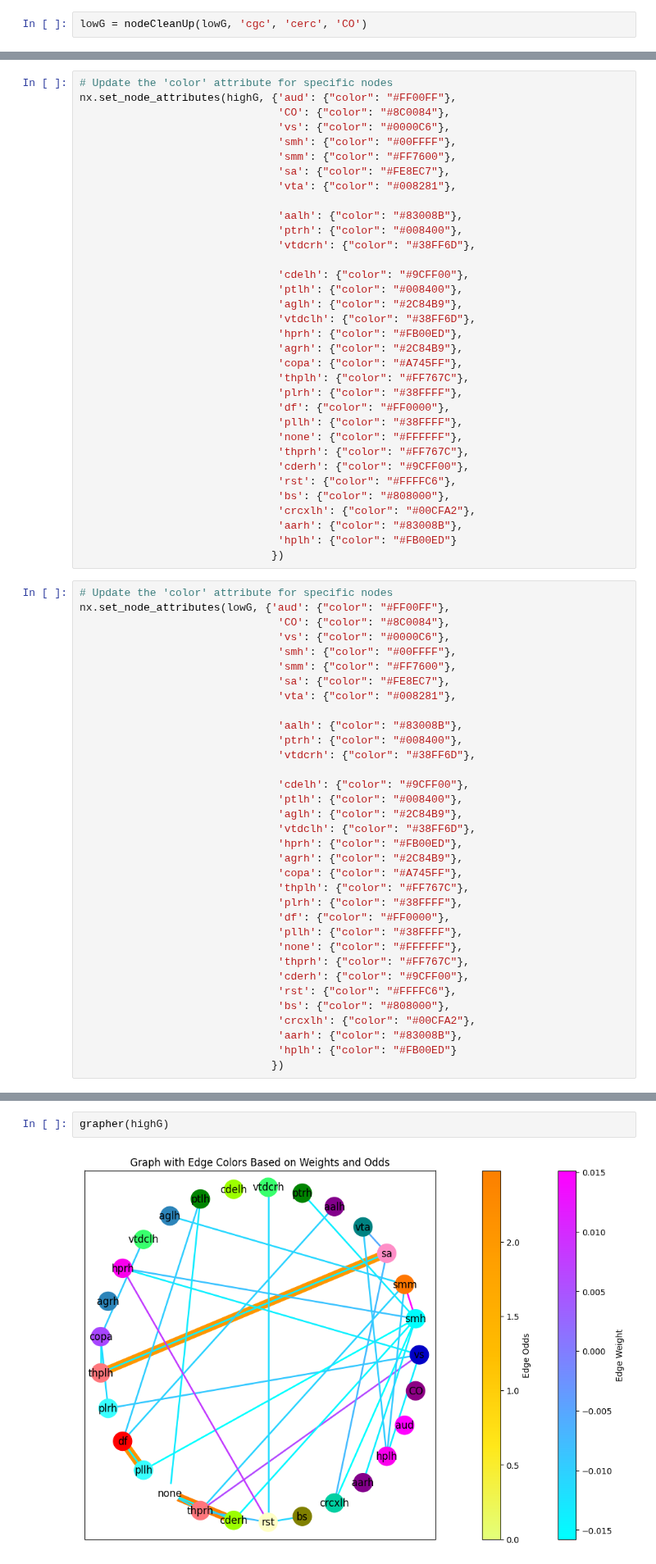
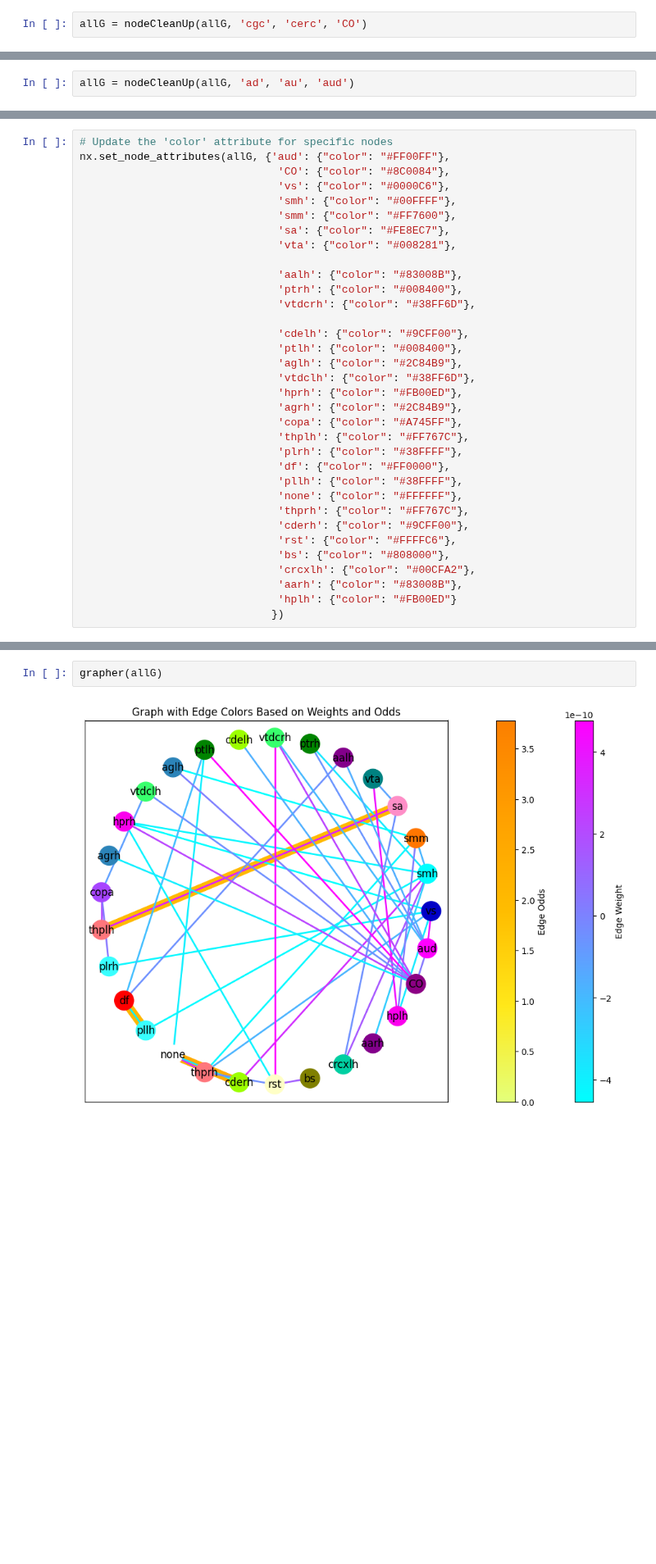
Before and after one commit to grace-shearrer/SSIB-2024, a Jupyter notebook: Scripts_Yana/Final_cleaning_data_scripts/SSBneuroGraph.ipynb, the cells around one changed output, grey strips where cells are left out. Shown at 82% size. Saved outputs shown, nothing was run; the diff lists cells and outputs as text; blank space fills up the shorter version.

Commit message:
trying to make a better interaction graph

```diff
--- a/Scripts_Yana/Final_cleaning_data_scripts/SSBneuroGraph.ipynb
+++ b/Scripts_Yana/Final_cleaning_data_scripts/SSBneuroGraph.ipynb
@@ -222,2 +147,2 @@ def nodeCleanUp(G, node1, node2, newnode):
 # %%
-lowG = nodeCleanUp(lowG, 'cgc', 'cerc', 'CO')
+allG = nodeCleanUp(allG, 'cgc', 'cerc', 'CO')
@@ -223,0 +151,2 @@ lowG = nodeCleanUp(lowG, 'cgc', 'cerc', 'CO')
+# %%
+allG = nodeCleanUp(allG, 'ad', 'au', 'aud')
@@ -224,6 +155,6 @@ lowG = nodeCleanUp(lowG, 'cgc', 'cerc', 'CO')
 # %%
 # Update the 'color' attribute for specific nodes
-nx.set_node_attributes(highG, {'aud': {"color": "#FF00FF"},
+nx.set_node_attributes(allG, {'aud': {"color": "#FF00FF"},
                                'CO': {"color": "#8C0084"},
                                'vs': {"color": "#0000C6"},
                                'smh': {"color": "#00FFFF"},
@@ -255,38 +186,4 @@ nx.set_node_attributes(highG, {'aud': {"color": "#FF00FF"},
                                'aarh': {"color": "#83008B"},
                                'hplh': {"color": "#FB00ED"}
                               })
-# %%
-# Update the 'color' attribute for specific nodes
-nx.set_node_attributes(lowG, {'aud': {"color": "#FF00FF"},
-                               'CO': {"color": "#8C0084"},
-                               'vs': {"color": "#0000C6"},
-                               'smh': {"color": "#00FFFF"},
-                               'smm': {"color": "#FF7600"},
-                               'sa': {"color": "#FE8EC7"},
-                               'vta': {"color": "#008281"},
-
-                               'aalh': {"color": "#83008B"},
-                               'ptrh': {"color": "#008400"},
-                               'vtdcrh': {"color": "#38FF6D"},
-
-                               'cdelh': {"color": "#9CFF00"},
-                               'ptlh': {"color": "#008400"},
-                               'aglh': {"color": "#2C84B9"},
-                               'vtdclh': {"color": "#38FF6D"},
-                               'hprh': {"color": "#FB00ED"},
-                               'agrh': {"color": "#2C84B9"},
-                               'copa': {"color": "#A745FF"},
-                               'thplh': {"color": "#FF767C"},
-                               'plrh': {"color": "#38FFFF"},
-                               'df': {"color": "#FF0000"},
-                               'pllh': {"color": "#38FFFF"},
-                               'none': {"color": "#FFFFFF"},
-                               'thprh': {"color": "#FF767C"},
-                               'cderh': {"color": "#9CFF00"},
-                               'rst': {"color": "#FFFFC6"},
-                               'bs': {"color": "#808000"},
-                               'crcxlh': {"color": "#00CFA2"},
-                               'aarh': {"color": "#83008B"},
-                               'hplh': {"color": "#FB00ED"}
-                              })
 # %%
@@ -363,6 +260,6 @@ def grapher(g):
     plt.title("Graph with Edge Colors Based on Weights and Odds")
     plt.show()
 # %%
-grapher(highG)
+grapher(allG)
 # %% [output]
-[figure, old version]
+[figure, new version]
```
Also changed, not shown: parts of 43 cells of this notebook, 2 other files.
